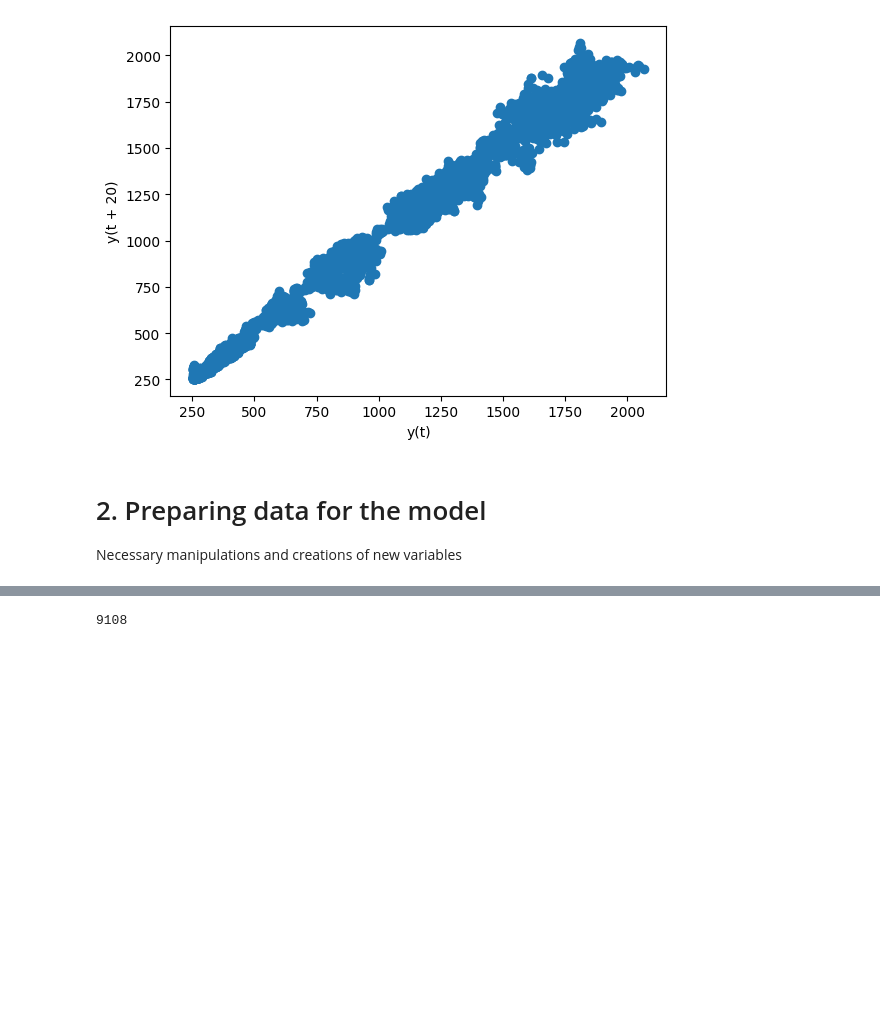
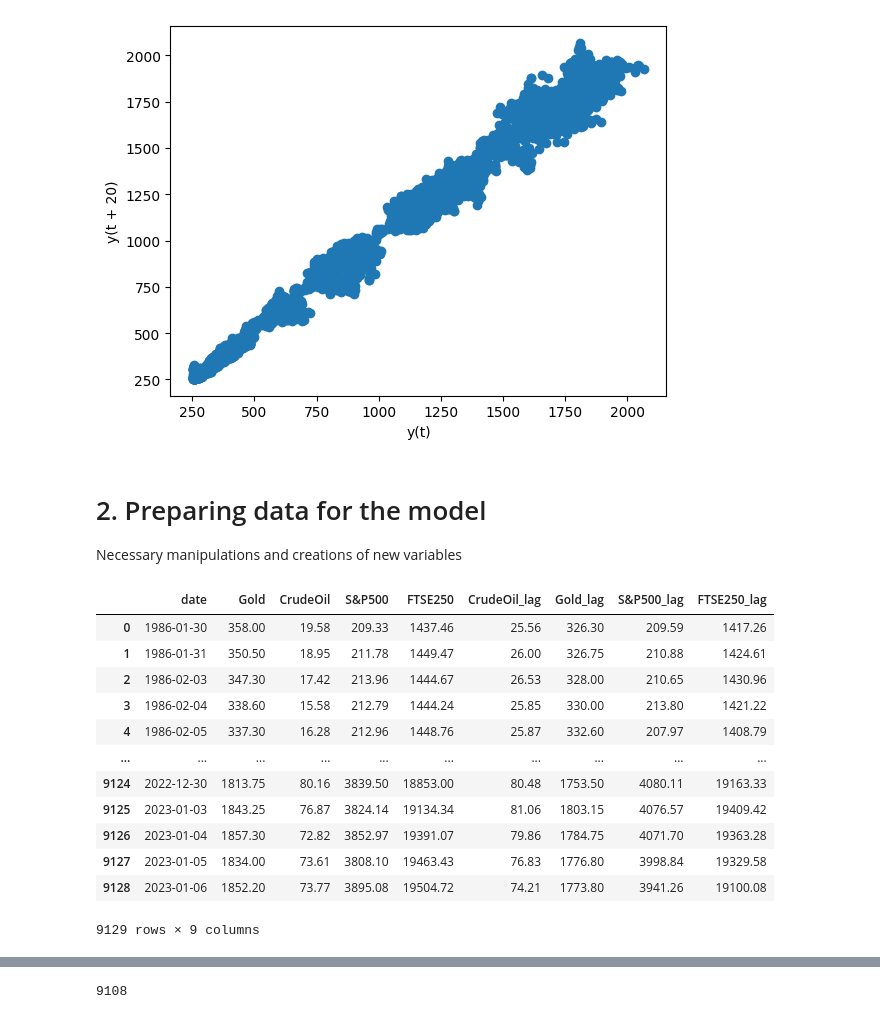
Before and after one commit to maxbranting/gold-forecast, a Jupyter notebook: Models/Price/TFT.ipynb, the cells around one changed output, grey strips where cells are left out. Saved outputs shown, nothing was run; the diff lists cells and outputs as text; code cells hidden in the pictures; blank space fills up the shorter version.

```diff
--- a/Models/Price/TFT.ipynb
+++ b/Models/Price/TFT.ipynb
@@ -40,4 +48,23 @@ lag_plot(df.Gold, lag=20)
 # 2. Preparing data for the model
 
 Necessary manipulations and creations of new variables
+# %%
+df[['CrudeOil_lag','Gold_lag','S&P500_lag','FTSE250_lag']] = df[['CrudeOil','Gold','S&P500','FTSE250']].shift(20)
+df.dropna(inplace=True)
+df.reset_index(inplace=True, drop=True)
+df
+# %% [output]
+|  | date | Gold | CrudeOil | S&P500 | FTSE250 | CrudeOil_lag | Gold_lag | S&P500_lag | FTSE250_lag |
+| 0 | 1986-01-30 | 358.00 | 19.58 | 209.33 | 1437.46 | 25.56 | 326.30 | 209.59 | 1417.26 |
+| 1 | 1986-01-31 | 350.50 | 18.95 | 211.78 | 1449.47 | 26.00 | 326.75 | 210.88 | 1424.61 |
+| 2 | 1986-02-03 | 347.30 | 17.42 | 213.96 | 1444.67 | 26.53 | 328.00 | 210.65 | 1430.96 |
+| 3 | 1986-02-04 | 338.60 | 15.58 | 212.79 | 1444.24 | 25.85 | 330.00 | 213.80 | 1421.22 |
+| 4 | 1986-02-05 | 337.30 | 16.28 | 212.96 | 1448.76 | 25.87 | 332.60 | 207.97 | 1408.79 |
+| ... | ... | ... | ... | ... | ... | ... | ... | ... | ... |
+| 9124 | 2022-12-30 | 1813.75 | 80.16 | 3839.50 | 18853.00 | 80.48 | 1753.50 | 4080.11 | 19163.33 |
+| 9125 | 2023-01-03 | 1843.25 | 76.87 | 3824.14 | 19134.34 | 81.06 | 1803.15 | 4076.57 | 19409.42 |
+| 9126 | 2023-01-04 | 1857.30 | 72.82 | 3852.97 | 19391.07 | 79.86 | 1784.75 | 4071.70 | 19363.28 |
+| 9127 | 2023-01-05 | 1834.00 | 73.61 | 3808.10 | 19463.43 | 76.83 | 1776.80 | 3998.84 | 19329.58 |
+| 9128 | 2023-01-06 | 1852.20 | 73.77 | 3895.08 | 19504.72 | 74.21 | 1773.80 | 3941.26 | 19100.08 |
+9129 rows × 9 columns
 # %%
```
Also changed, not shown: parts of 16 cells of this notebook.
